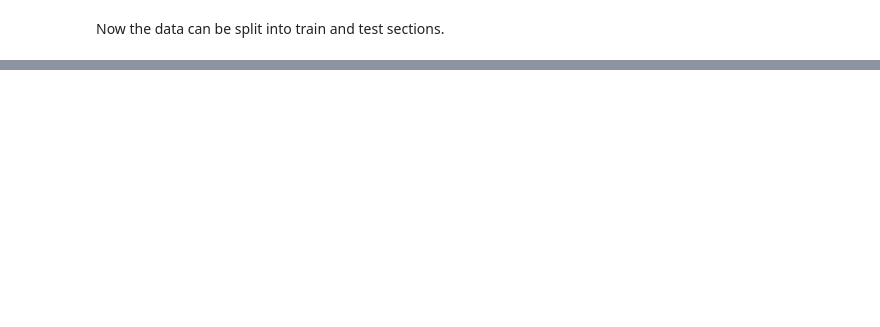
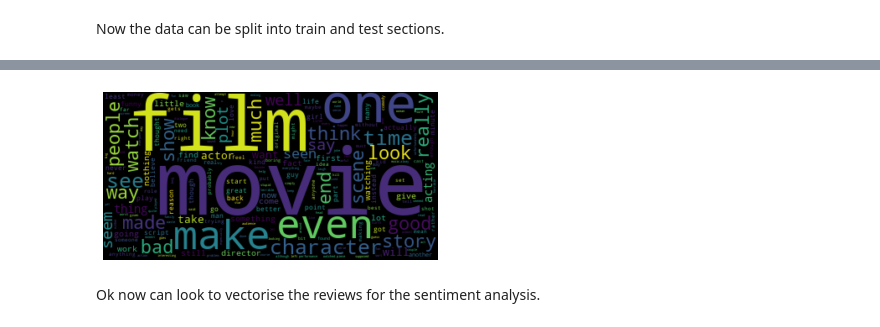
Before and after one commit to axbraae/ml_projects, a Jupyter notebook: sentiment_analysis/sentiment_analysis.ipynb, the cells around one changed output, grey strips where cells are left out. Drawn from its saved outputs; the diff is of its cells as text; code cells hidden in the pictures; blank space fills up the shorter version.

```diff
--- a/sentiment_analysis/sentiment_analysis.ipynb
+++ b/sentiment_analysis/sentiment_analysis.ipynb
@@ -78,2 +97,18 @@ imdb_review_df_clean['review'] = imdb_review_df_clean['review'].str.lower()
 # %% [markdown]
 Now the data can be split into train and test sections.
+# %%
+# make positive and negative df
+imdb_review_df_clean_positive = imdb_review_df_clean[imdb_review_df_clean.sentiment == "positive"].reset_index(drop=True)
+imdb_review_df_clean_negative = imdb_review_df_clean[imdb_review_df_clean.sentiment == "negative"].reset_index(drop=True)
+
+# split in two
+half_df = len(imdb_review_df_clean_positive) // 2
+train_pos_df = imdb_review_df_clean_positive.iloc[:half_df,]
+train_neg_df = imdb_review_df_clean_negative.iloc[:half_df,]
+
+test_pos_df = imdb_review_df_clean_positive.iloc[half_df:,]
+test_neg_df = imdb_review_df_clean_negative.iloc[half_df:,]
+
+# rejoin - train and test split of 50%
+train_df = pd.concat([train_pos_df, train_neg_df])
+test_df = pd.concat([test_pos_df, test_neg_df])
@@ -79,0 +126,11 @@ Now the data can be split into train and test sections.
+# %%
+textt = " ".join(review for review in imdb_review_df_clean_negative.review)
+wordcloud = WordCloud(stopwords=stopwords).generate(textt)
+
+plt.imshow(wordcloud, interpolation='bilinear')
+plt.axis("off")
+plt.show()
+# %% [output]
+[figure, added]
+# %% [markdown]
+Ok now can look to vectorise the reviews for the sentiment analysis.
```
Also changed, not shown: parts of 7 cells of this notebook.
